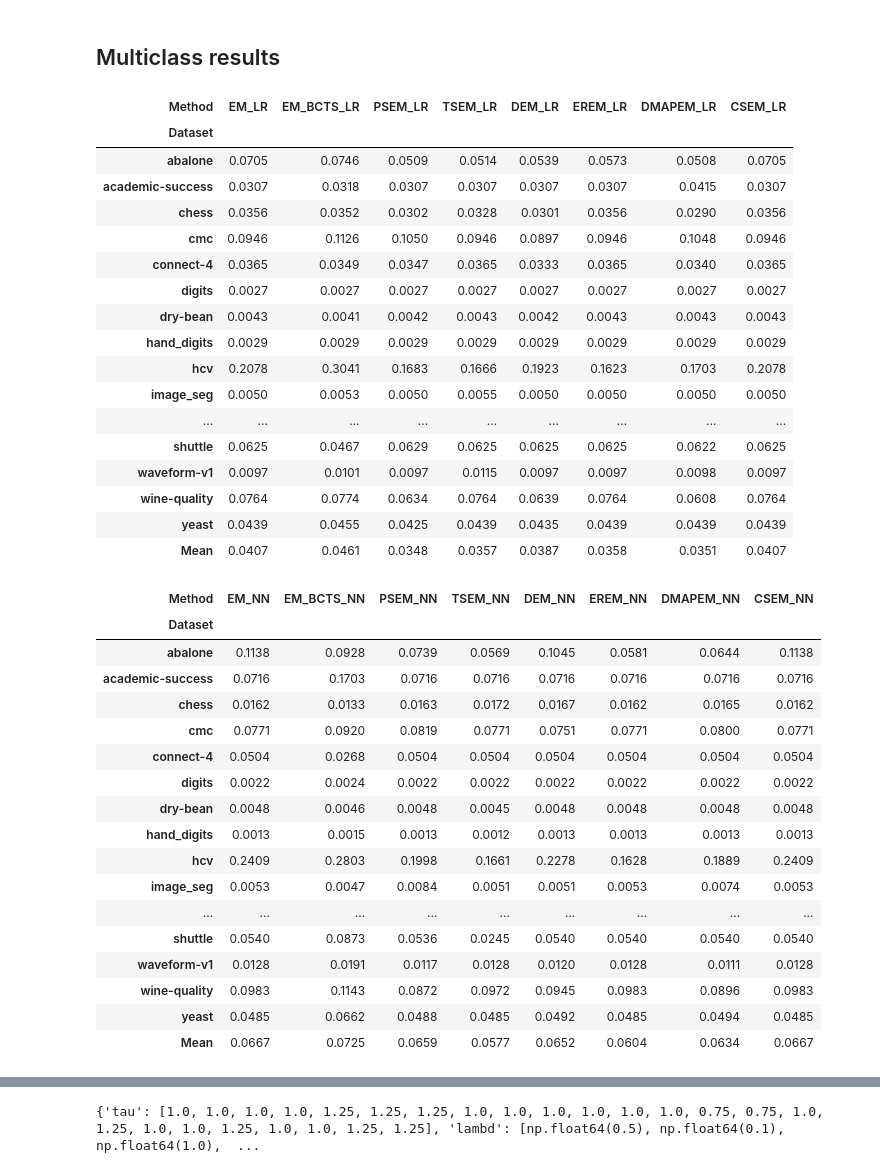
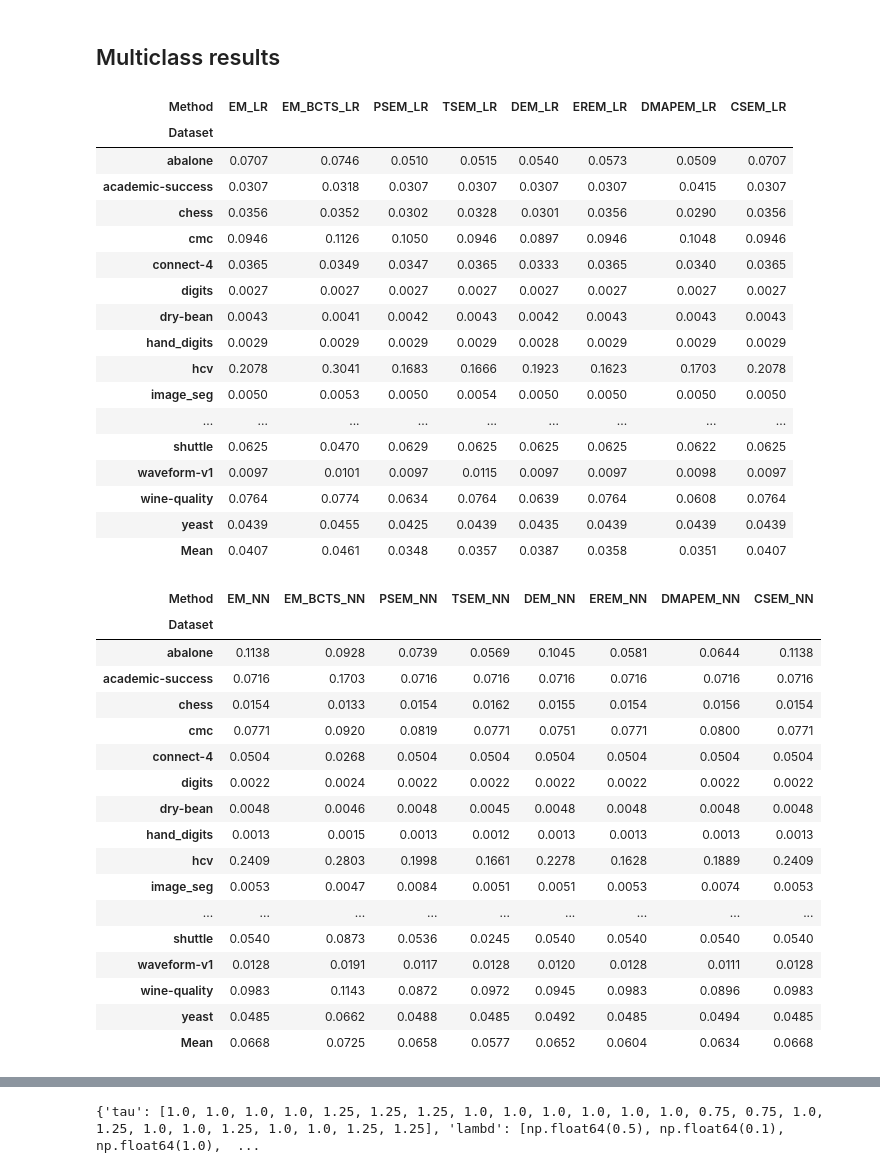
Before and after one commit to pglez82/emq-stabilization, a Jupyter notebook: formatresults.ipynb, the cells around one changed output, grey strips where cells are left out. Cells and saved outputs as stored; diff of their text form; code cells hidden in the pictures.

```diff
--- a/formatresults.ipynb
+++ b/formatresults.ipynb
@@ -195,39 +195,39 @@ def get_em_variations(classifier):
         f'EM_BCTS_{classifier}',
         f'PSEM_{classifier}',
         f'TSEM_{classifier}',
         f'DEM_{classifier}',
         f'EREM_{classifier}',
         f'DMAPEM_{classifier}',
         f'CSEM_{classifier}',
     )
 
 
 for classifier in ('LR','NN',):
-    display(print_results_table('results/ucimulti2/allmethods.csv',get_em_variations(classifier)))
+    display(print_results_table('results/ucimulti/allmethods.csv',get_em_variations(classifier)))
 # %% [output]
 | Method | EM_LR | EM_BCTS_LR | PSEM_LR | TSEM_LR | DEM_LR | EREM_LR | DMAPEM_LR | CSEM_LR |
 | Dataset |  |  |  |  |  |  |  |  |
-| abalone | 0.0705 | 0.0746 | 0.0509 | 0.0514 | 0.0539 | 0.0573 | 0.0508 | 0.0705 |
+| abalone | 0.0707 | 0.0746 | 0.0510 | 0.0515 | 0.0540 | 0.0573 | 0.0509 | 0.0707 |
 | academic-success | 0.0307 | 0.0318 | 0.0307 | 0.0307 | 0.0307 | 0.0307 | 0.0415 | 0.0307 |
 | chess | 0.0356 | 0.0352 | 0.0302 | 0.0328 | 0.0301 | 0.0356 | 0.0290 | 0.0356 |
 | cmc | 0.0946 | 0.1126 | 0.1050 | 0.0946 | 0.0897 | 0.0946 | 0.1048 | 0.0946 |
 | connect-4 | 0.0365 | 0.0349 | 0.0347 | 0.0365 | 0.0333 | 0.0365 | 0.0340 | 0.0365 |
 | digits | 0.0027 | 0.0027 | 0.0027 | 0.0027 | 0.0027 | 0.0027 | 0.0027 | 0.0027 |
 | dry-bean | 0.0043 | 0.0041 | 0.0042 | 0.0043 | 0.0042 | 0.0043 | 0.0043 | 0.0043 |
-| hand_digits | 0.0029 | 0.0029 | 0.0029 | 0.0029 | 0.0029 | 0.0029 | 0.0029 | 0.0029 |
+| hand_digits | 0.0029 | 0.0029 | 0.0029 | 0.0029 | 0.0028 | 0.0029 | 0.0029 | 0.0029 |
 | hcv | 0.2078 | 0.3041 | 0.1683 | 0.1666 | 0.1923 | 0.1623 | 0.1703 | 0.2078 |
-| image_seg | 0.0050 | 0.0053 | 0.0050 | 0.0055 | 0.0050 | 0.0050 | 0.0050 | 0.0050 |
+| image_seg | 0.0050 | 0.0053 | 0.0050 | 0.0054 | 0.0050 | 0.0050 | 0.0050 | 0.0050 |
 | ... | ... | ... | ... | ... | ... | ... | ... | ... |
-| shuttle | 0.0625 | 0.0467 | 0.0629 | 0.0625 | 0.0625 | 0.0625 | 0.0622 | 0.0625 |
+| shuttle | 0.0625 | 0.0470 | 0.0629 | 0.0625 | 0.0625 | 0.0625 | 0.0622 | 0.0625 |
 | waveform-v1 | 0.0097 | 0.0101 | 0.0097 | 0.0115 | 0.0097 | 0.0097 | 0.0098 | 0.0097 |
 | wine-quality | 0.0764 | 0.0774 | 0.0634 | 0.0764 | 0.0639 | 0.0764 | 0.0608 | 0.0764 |
 | yeast | 0.0439 | 0.0455 | 0.0425 | 0.0439 | 0.0435 | 0.0439 | 0.0439 | 0.0439 |
 | Mean | 0.0407 | 0.0461 | 0.0348 | 0.0357 | 0.0387 | 0.0358 | 0.0351 | 0.0407 |
 | Method | EM_NN | EM_BCTS_NN | PSEM_NN | TSEM_NN | DEM_NN | EREM_NN | DMAPEM_NN | CSEM_NN |
 | Dataset |  |  |  |  |  |  |  |  |
 | abalone | 0.1138 | 0.0928 | 0.0739 | 0.0569 | 0.1045 | 0.0581 | 0.0644 | 0.1138 |
 | academic-success | 0.0716 | 0.1703 | 0.0716 | 0.0716 | 0.0716 | 0.0716 | 0.0716 | 0.0716 |
-| chess | 0.0162 | 0.0133 | 0.0163 | 0.0172 | 0.0167 | 0.0162 | 0.0165 | 0.0162 |
+| chess | 0.0154 | 0.0133 | 0.0154 | 0.0162 | 0.0155 | 0.0154 | 0.0156 | 0.0154 |
 | cmc | 0.0771 | 0.0920 | 0.0819 | 0.0771 | 0.0751 | 0.0771 | 0.0800 | 0.0771 |
 | connect-4 | 0.0504 | 0.0268 | 0.0504 | 0.0504 | 0.0504 | 0.0504 | 0.0504 | 0.0504 |
 | digits | 0.0022 | 0.0024 | 0.0022 | 0.0022 | 0.0022 | 0.0022 | 0.0022 | 0.0022 |
@@ -240,5 +240,5 @@ for classifier in ('LR','NN',):
 | waveform-v1 | 0.0128 | 0.0191 | 0.0117 | 0.0128 | 0.0120 | 0.0128 | 0.0111 | 0.0128 |
 | wine-quality | 0.0983 | 0.1143 | 0.0872 | 0.0972 | 0.0945 | 0.0983 | 0.0896 | 0.0983 |
 | yeast | 0.0485 | 0.0662 | 0.0488 | 0.0485 | 0.0492 | 0.0485 | 0.0494 | 0.0485 |
-| Mean | 0.0667 | 0.0725 | 0.0659 | 0.0577 | 0.0652 | 0.0604 | 0.0634 | 0.0667 |
+| Mean | 0.0668 | 0.0725 | 0.0658 | 0.0577 | 0.0652 | 0.0604 | 0.0634 | 0.0668 |
 # %%
```
Also changed, not shown: parts of 8 cells of this notebook, 2 other files.
